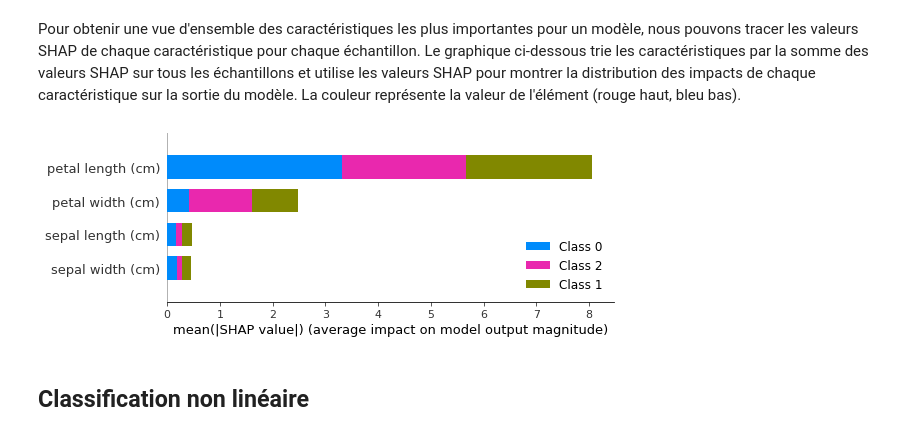
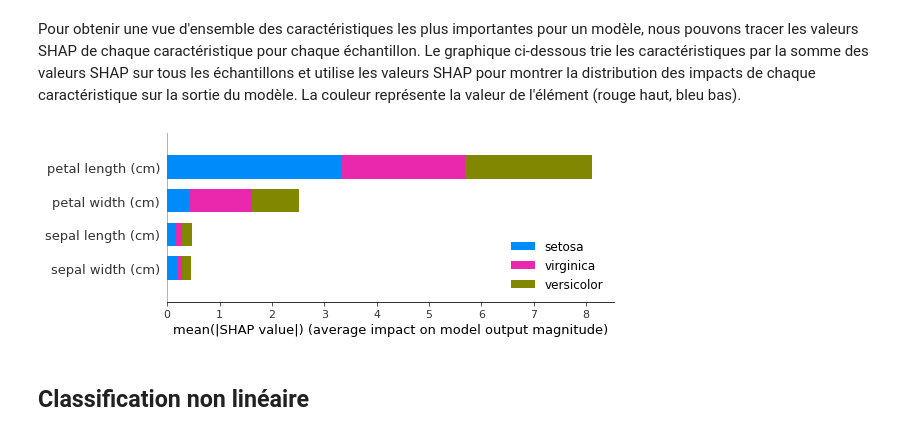
Before and after one commit to jmbernabotto/INSA2021, a Jupyter notebook: SVM.ipynb, the cells around one changed output. Saved outputs shown, nothing was run; the diff lists cells and outputs as text; code cells hidden in the pictures.

```diff
--- a/SVM.ipynb
+++ b/SVM.ipynb
@@ -346,9 +370,9 @@ shap.dependence_plot("petal length (cm)", shap_values[0], X)
 Pour obtenir une vue d'ensemble des caractéristiques les plus importantes pour un modèle, nous pouvons tracer les valeurs SHAP de chaque caractéristique pour chaque échantillon. Le graphique ci-dessous trie les caractéristiques par la somme des valeurs SHAP sur tous les échantillons et utilise les valeurs SHAP pour montrer la distribution des impacts de chaque caractéristique sur la sortie du modèle. La couleur représente la valeur de l'élément (rouge haut, bleu bas).
 # %%
 # summarize the effects of all the features
-shap.summary_plot(shap_values, X)
+shap.summary_plot(shap_values, X,class_names=['setosa','versicolor','virginica'])
 # %% [output]
-[figure, old version]
+[figure, new version]
 # %% [markdown]
 ## Classification non linéaire
 # %%
```
Also changed, not shown: parts of 17 cells of this notebook.
